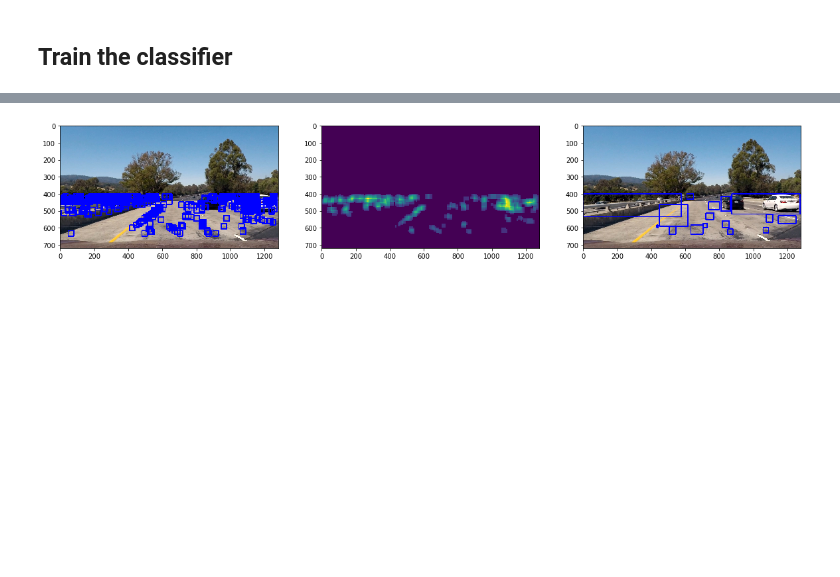
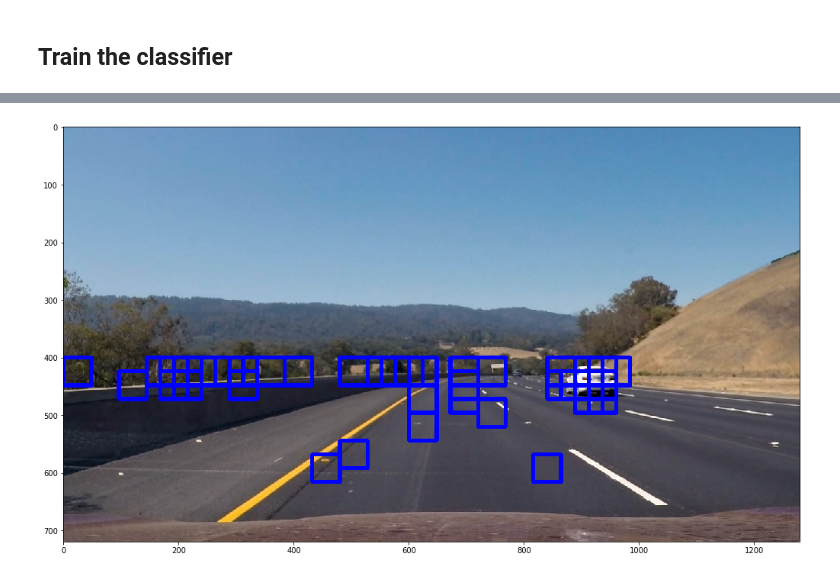
Before and after one commit to javajerry/CarND-Vehicle-Detection, a Jupyter notebook: VehicleDetection.ipynb, the cells around one changed output, grey strips where cells are left out. Drawn from its saved outputs; the diff is of its cells as text; code cells hidden in the pictures; blank space fills up the shorter version.

```diff
--- a/VehicleDetection.ipynb
+++ b/VehicleDetection.ipynb
@@ -232,7 +243,8 @@ X = np.vstack((car_features, notcar_features)).astype(np.float64)
 # Fit a per-column scaler
 X_scaler = StandardScaler().fit(X)
 # Apply the scaler to X
-scaled_X = X_scaler.transform(X)
+#scaled_X = X_scaler.transform(X)
+scaled_X = X
 
 # Define the labels vector
 y = np.hstack((np.ones(len(car_features)), np.zeros(len(notcar_features))))
@@ -425,6 +437,7 @@ def apply_threshold(heatmap, threshold):
 
 def draw_labeled_bboxes(img, labels):
     # Iterate through all detected cars
+    box_list = []
     for car_number in range(1, labels[1]+1):
         # Find pixels with each car_number label value
         nonzero = (labels[0] == car_number).nonzero()
@@ -433,12 +446,13 @@ def draw_labeled_bboxes(img, labels):
         nonzerox = np.array(nonzero[1])
         # Define a bounding box based on min/max x and y
         bbox = ((np.min(nonzerox), np.min(nonzeroy)), (np.max(nonzerox), np.max(nonzeroy)))
+        box_list.append(bbox)
         # Draw the box on the image
         cv2.rectangle(img, bbox[0], bbox[1], (0,0,255), 6)
     # Return the image
-    return img
+    return img, box_list
 
-def apply_heatmap(img):
+def apply_heatmap(img, bboxes, debug=False):
     heat = np.zeros_like(img[:,:,0]).astype(np.float)
 
     # Add heat to each box in box list
@@ -452,13 +466,17 @@ def apply_heatmap(img):
 
     # Find final boxes from heatmap using label function
     labels = label(heatmap)
-    draw_img = draw_labeled_bboxes(np.copy(img), labels)
+    draw_img, box_list = draw_labeled_bboxes(np.copy(img), labels)
+    if debug == True:
+        if ( labels[1] > 0 ):
+         print(' Found ', labels[1], ' cars in ', box_list)
 
-    return heatmap, draw_img
+    return heatmap, draw_img, box_list
 # %%
 
 # Define a single function that can extract features using hog sub-sampling and make predictions
-def find_cars(img, ystart, ystop, scale, svc, X_scaler, color_space, orient, pix_per_cell, cell_per_block, spatial, hist_bins):
+def find_cars(img, ystart, ystop, scale, svc, X_scaler, color_space, orient, pix_per_cell, cell_per_block,
+              spatial, hist_bins, hog_channel, spatial_bin_flag=False, color_hist_flag=False):
 
     #draw_img = np.copy(img)
     img = img.astype(np.float32)/255
@@ -494,12 +512,19 @@ def find_cars(img, ystart, ystop, scale, svc, X_scaler, color_space, orient, pix
         for yb in range(nysteps):
             ypos = yb*cells_per_step
             xpos = xb*cells_per_step
+
+            features=[]
             # Extract HOG for this patch
             hog_feat1 = hog1[ypos:ypos+nblocks_per_window, xpos:xpos+nblocks_per_window].ravel()
-            hog_feat2 = hog2[ypos:ypos+nblocks_per_window, xpos:xpos+nblocks_per_window].ravel()
-            hog_feat3 = hog3[ypos:ypos+nblocks_per_window, xpos:xpos+nblocks_per_window].ravel()
-            hog_features = np.hstack((hog_feat1, hog_feat2, hog_feat3))
-            #print('hog_features', hog_features.shape)
+            features.append(hog_feat1)
+            if ( hog_channel == 'ALL'):
+                hog_feat2 = hog2[ypos:ypos+nblocks_per_window, xpos:xpos+nblocks_per_window].ravel()
+                features.append(hog_feat2)
+                hog_feat3 = hog3[ypos:ypos+nblocks_per_window, xpos:xpos+nblocks_per_window].ravel()
+                features.append(hog_feat3)
+                #hog_features = np.hstack((hog_feat1, hog_feat2, hog_feat3))
+                #print('hog_features', hog_features.shape)
+
             xleft = xpos*pix_per_cell
             ytop = ypos*pix_per_cell
 
@@ -508,15 +533,22 @@ def find_cars(img, ystart, ystop, scale, svc, X_scaler, color_space, orient, pix
             #print(subimg.shape)
 
             # Get color features
-            spatial_features = bin_spatial(subimg, size=(spatial, spatial))
-            #print('spatial_features', spatial_features.shape)
-            hist_features = color_hist(subimg, nbins=hist_bins)
-            #print('hist_features', hist_features.shape)
+            if ( spatial_bin_flag == True):
+                spatial_features = bin_spatial(subimg, size=(spatial, spatial))
+                #print('spatial_features', spatial_features.shape)
+                features.append(spatial_features)
+
+            if color_hist_flag == True:
+                hist_features = color_hist(subimg, nbins=hist_bins)
+                #print('hist_features', hist_features.shape)
+                features.append(hist_features)
 
             #img_features = np.hstack((spatial_features, hist_features, hog_features))
-            img_features = np.concatenate((spatial_features, hist_features, hog_features))
+            #img_features = np.concatenate((spatial_features, hist_features, hog_features))
+            img_features = np.concatenate(features).reshape(1,-1)
             # Scale features and make a prediction
-            test_features = X_scaler.transform(img_features.reshape(1, -1))
+            #test_features = X_scaler.transform(img_features.reshape(1, -1))
+            test_features = img_features
             #test_features = X_scaler.transform(np.hstack((shape_feat, hist_feat)).reshape(1, -1))
             test_prediction = svc.predict(test_features)
 
@@ -533,9 +565,9 @@ ystart = 400
 ystop = 656
 #scale = 0.5
 
-scale_list = [0.5, 0.75, 1.0, 1.25, 1.5, 2.0]
+scale_list = [0.75, 1.0, 1.5, 2.0]
 
-img = mpimg.imread('test_images/test1.jpg')
+img = mpimg.imread('test_images/test3.jpg')
 print(img.shape)
 plt.imshow(img)
 
@@ -543,21 +575,31 @@ plt.imshow(img)
 svc = joblib.load(filename1)
 X_scaler = joblib.load(filename2)
 
-
+bbox_list = []
 for scale in scale_list:
-    bboxes = find_cars(img, ystart, ystop, scale, svc, X_scaler, colorspace, orient, pix_per_cell, cell_per_block, spatial, hist_bins)
+    bboxes = find_cars(img, ystart, ystop, scale, svc, X_scaler, colorspace, orient, pix_per_cell, cell_per_block, spatial, hist_bins, hog_channel)
     draw_img = np.copy(img)
     for bbox in bboxes:
         cv2.rectangle(draw_img,bbox[0],bbox[1],(0,0,255),6)
 
+    bbox_list.append(bboxes)
+    print(len(bboxes), ' rectangle found for scale : ', scale)
     plt.figure(figsize=[20,10])
-    plt.subplot(131)
     plt.imshow(draw_img)
 
-    heatmap, draw_img = apply_heatmap(np.copy(img))
-    plt.subplot(132)
-    plt.imshow(heatmap)
-    plt.subplot(133)
-    plt.imshow(draw_img)
+
+#print(bbox_list)
+
+rectangles = [item for sublist in bbox_list for item in sublist]
+print('..')
+#print(rectangles)
+
+heatmap, draw_img, box_list = apply_heatmap(np.copy(img), rectangles, debug=True)
+
+plt.figure(figsize=(20,10))
+plt.subplot(121)
+plt.imshow(heatmap, cmap='hot')
+plt.subplot(122)
+plt.imshow(draw_img)
 # %% [output]
 (720, 1280, 3)
@@ -571 +618 @@ for scale in scale_list:
-[figure, old version]
+[figure, new version]
```
Also changed, not shown: parts of 6 cells of this notebook.
